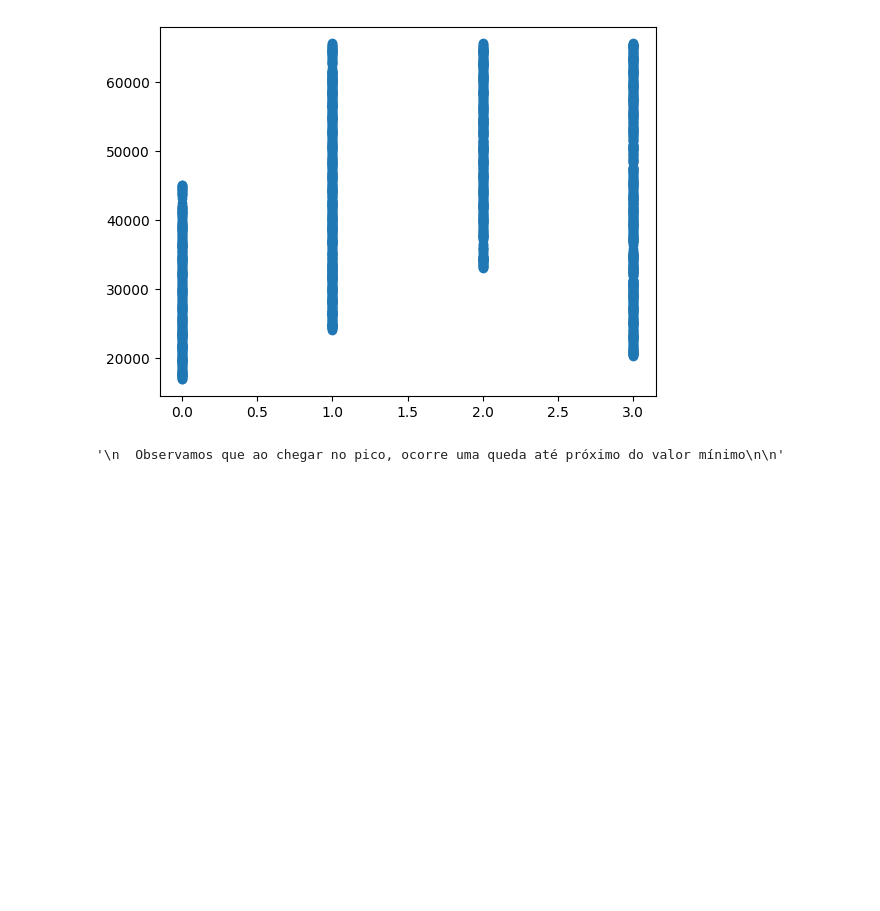
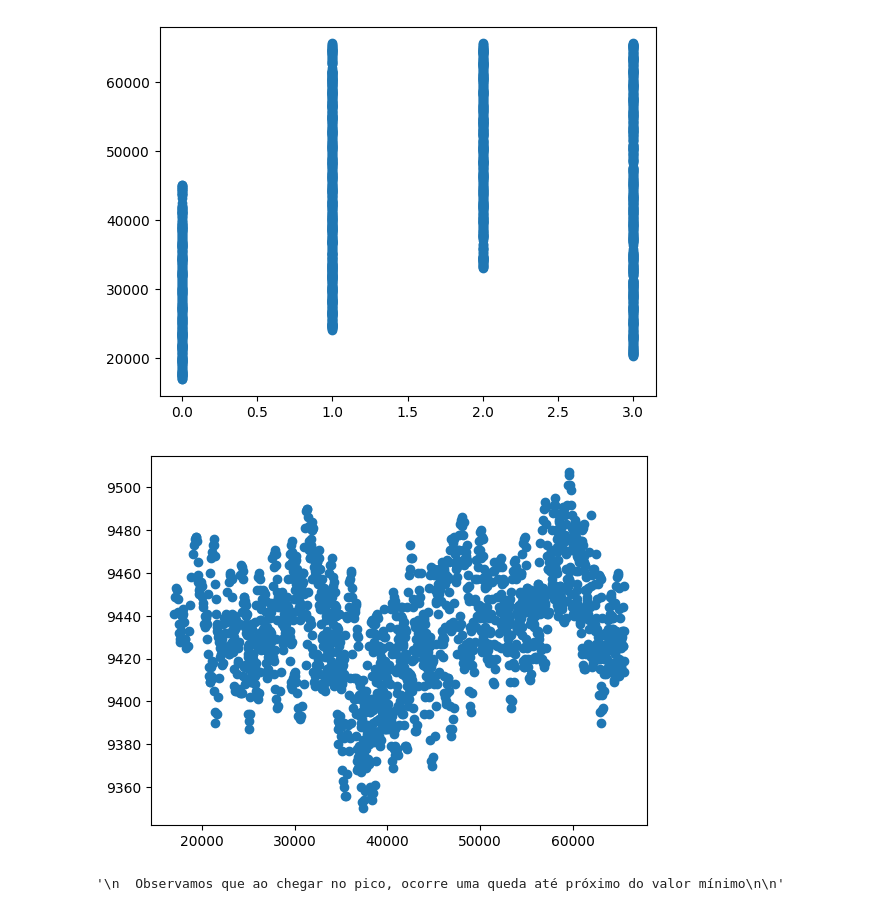
Before and after one commit to cantaruttim/DesafioFieldPRO, a Jupyter notebook: DesafioFieldPRO.ipynb, the cells around one changed output. Saved outputs shown, nothing was run; the diff lists cells and outputs as text; code cells hidden in the pictures; blank space fills up the shorter version.

```diff
--- a/DesafioFieldPRO.ipynb
+++ b/DesafioFieldPRO.ipynb
@@ -179,6 +179,10 @@ Normalizando após 3 resets (possibilitando uma maior coleta de energia).
 plt.scatter(x = dataset["num_of_resets"], y = dataset["piezo_charge"]);
 # %% [output]
 [figure]
+# %%
+plt.scatter(x = dataset["piezo_charge"], y = dataset["atm_pressure_main"]);
+# %% [output]
+[figure, added]
 # %%
 plt.plot(dataset['Datetime – utc'], dataset['piezo_charge']);
 
```
